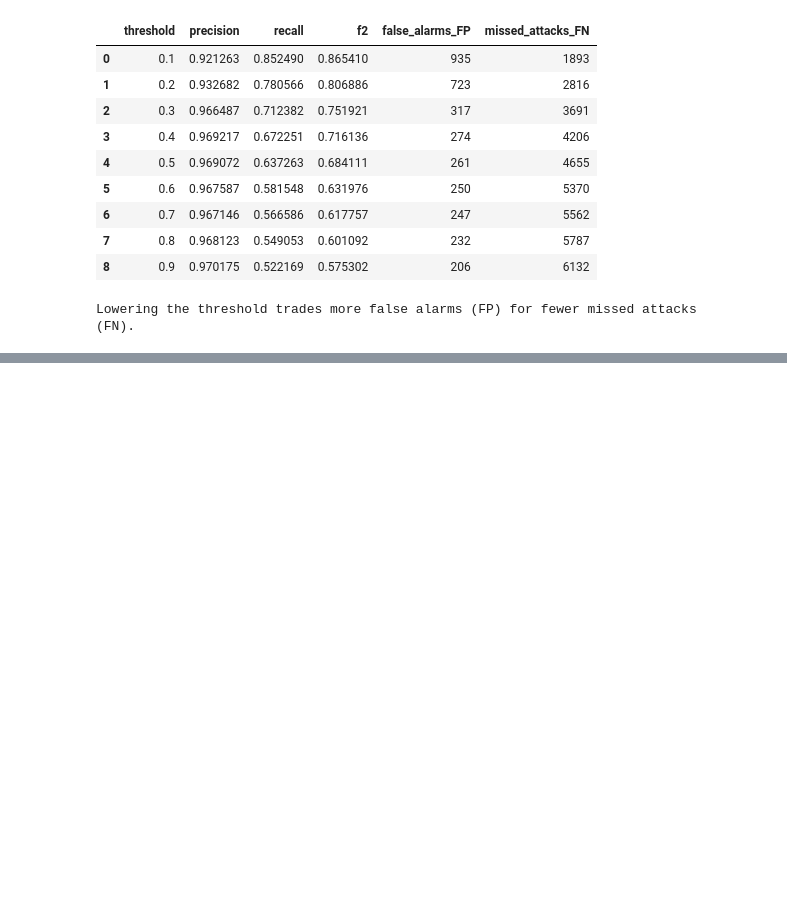
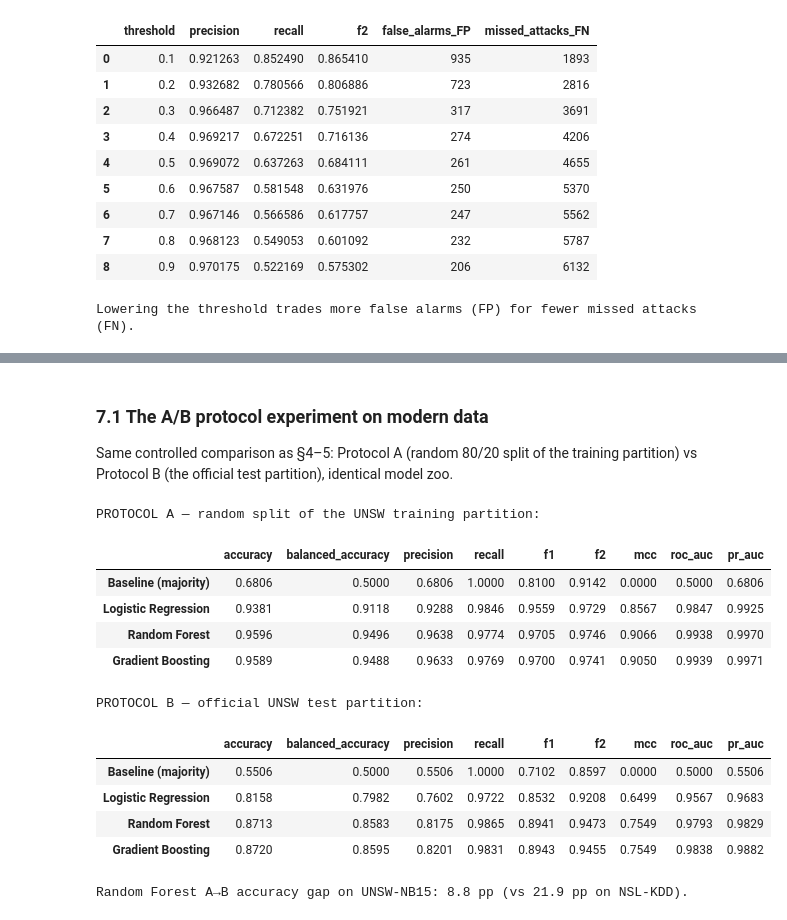
Before and after one commit to yosefshanaa/DataCyber, a Jupyter notebook: notebooks/analysis.ipynb, the cells around one changed output, grey strips where cells are left out. Drawn from its saved outputs; the diff is of its cells as text; code cells hidden in the pictures; blank space fills up the shorter version.

```diff
--- a/notebooks/analysis.ipynb
+++ b/notebooks/analysis.ipynb
@@ -831,0 +842,13 @@ Lowering the threshold trades more false alarms (FP) for fewer missed attacks (F
+# %%
+u_train, u_test = unsw.load_train_test(ROOT / "data" / "raw")
+print("UNSW-NB15 train:", u_train.shape, "| test:", u_test.shape)
+u_dist = pd.DataFrame({
+    "train_%": u_train["attack_category"].value_counts(normalize=True).mul(100).round(2),
+    "test_%": u_test["attack_category"].value_counts(normalize=True).mul(100).round(2),
+}).reindex(unsw.CLASS_ORDER)
+RESULTS["unsw_class_distribution_pct"] = json.loads(u_dist.to_json())
+print("\nClass prevalence (%), train vs official test:")
+display(u_dist)
+print(f"\nAttack prevalence: train {u_train['is_attack'].mean():.3f} vs test "
+      f"{u_test['is_attack'].mean():.3f} — the official split is close to IID (no deliberate "
+      "novel-attack shift like KDDTest+).")
@@ -831,0 +872,37 @@ Lowering the threshold trades more false alarms (FP) for fewer missed attacks (F
+# %% [markdown]
+### 7.1 The A/B protocol experiment on modern data
+
+Same controlled comparison as §4–5: Protocol A (random 80/20 split of the training partition) vs
+Protocol B (the official test partition), identical model zoo.
+# %%
+u_groups = unsw.feature_groups(u_train)
+u_Xtr, u_ytr = unsw.feature_matrix(u_train), u_train["is_attack"].to_numpy()
+u_Xte, u_yte = unsw.feature_matrix(u_test), u_test["is_attack"].to_numpy()
+u_Xa_tr, u_Xa_ev, u_ya_tr, u_ya_ev = train_test_split(
+    u_Xtr, u_ytr, test_size=0.20, random_state=RANDOM_STATE, stratify=u_ytr)
+u_protoA, _ = fit_eval_binary(models.make_models(features.build_preprocessor(u_groups)),
+                              u_Xa_tr, u_ya_tr, u_Xa_ev, u_ya_ev)
+u_protoB, u_scoresB = fit_eval_binary(models.make_models(features.build_preprocessor(u_groups)),
+                                      u_Xtr, u_ytr, u_Xte, u_yte)
+RESULTS["unsw_binary_protocolA"] = u_protoA
+RESULTS["unsw_binary_protocolB"] = u_protoB
+u_gap = (u_protoA["Random Forest"]["accuracy"] - u_protoB["Random Forest"]["accuracy"]) * 100
+RESULTS["unsw_rf_accuracy_gap_pp"] = float(u_gap)
+print("PROTOCOL A — random split of the UNSW training partition:"); display(evaluate.metrics_table(u_protoA))
+print("\nPROTOCOL B — official UNSW test partition:"); display(evaluate.metrics_table(u_protoB))
+print(f"\nRandom Forest A→B accuracy gap on UNSW-NB15: {u_gap:.1f} pp "
+      f"(vs {RESULTS['rf_accuracy_gap_A_minus_B']*100:.1f} pp on NSL-KDD).")
+# %% [output]
+PROTOCOL A — random split of the UNSW training partition:
+|  | accuracy | balanced_accuracy | precision | recall | f1 | f2 | mcc | roc_auc | pr_auc |
+| Baseline (majority) | 0.6806 | 0.5000 | 0.6806 | 1.0000 | 0.8100 | 0.9142 | 0.0000 | 0.5000 | 0.6806 |
+| Logistic Regression | 0.9381 | 0.9118 | 0.9288 | 0.9846 | 0.9559 | 0.9729 | 0.8567 | 0.9847 | 0.9925 |
+| Random Forest | 0.9596 | 0.9496 | 0.9638 | 0.9774 | 0.9705 | 0.9746 | 0.9066 | 0.9938 | 0.9970 |
+| Gradient Boosting | 0.9589 | 0.9488 | 0.9633 | 0.9769 | 0.9700 | 0.9741 | 0.9050 | 0.9939 | 0.9971 |
+PROTOCOL B — official UNSW test partition:
+|  | accuracy | balanced_accuracy | precision | recall | f1 | f2 | mcc | roc_auc | pr_auc |
+| Baseline (majority) | 0.5506 | 0.5000 | 0.5506 | 1.0000 | 0.7102 | 0.8597 | 0.0000 | 0.5000 | 0.5506 |
+| Logistic Regression | 0.8158 | 0.7982 | 0.7602 | 0.9722 | 0.8532 | 0.9208 | 0.6499 | 0.9567 | 0.9683 |
+| Random Forest | 0.8713 | 0.8583 | 0.8175 | 0.9865 | 0.8941 | 0.9473 | 0.7549 | 0.9793 | 0.9829 |
+| Gradient Boosting | 0.8720 | 0.8595 | 0.8201 | 0.9831 | 0.8943 | 0.9455 | 0.7549 | 0.9838 | 0.9882 |
+Random Forest A→B accuracy gap on UNSW-NB15: 8.8 pp (vs 21.9 pp on NSL-KDD).
```
Also changed, not shown: parts of 13 cells of this notebook, 21 other files.
